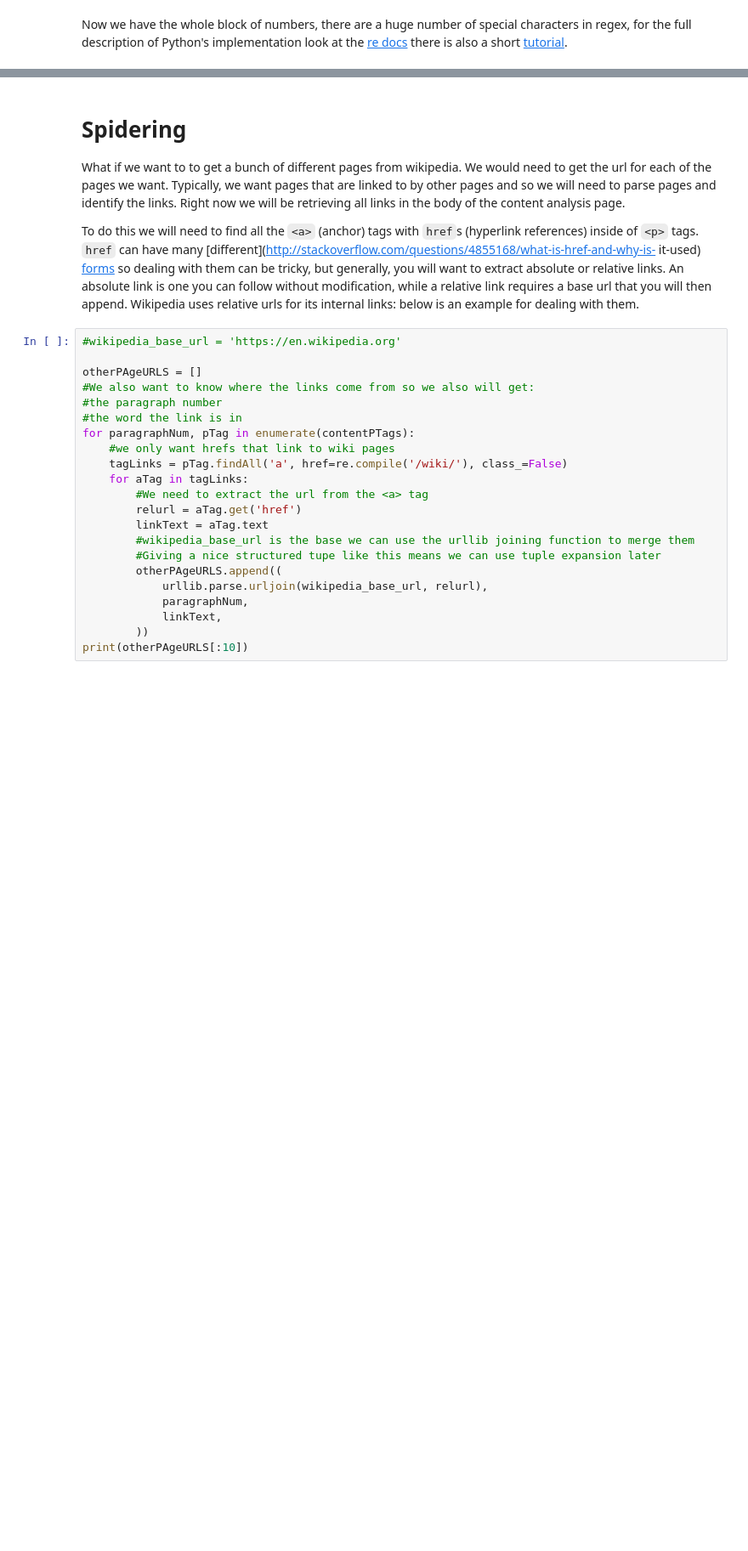
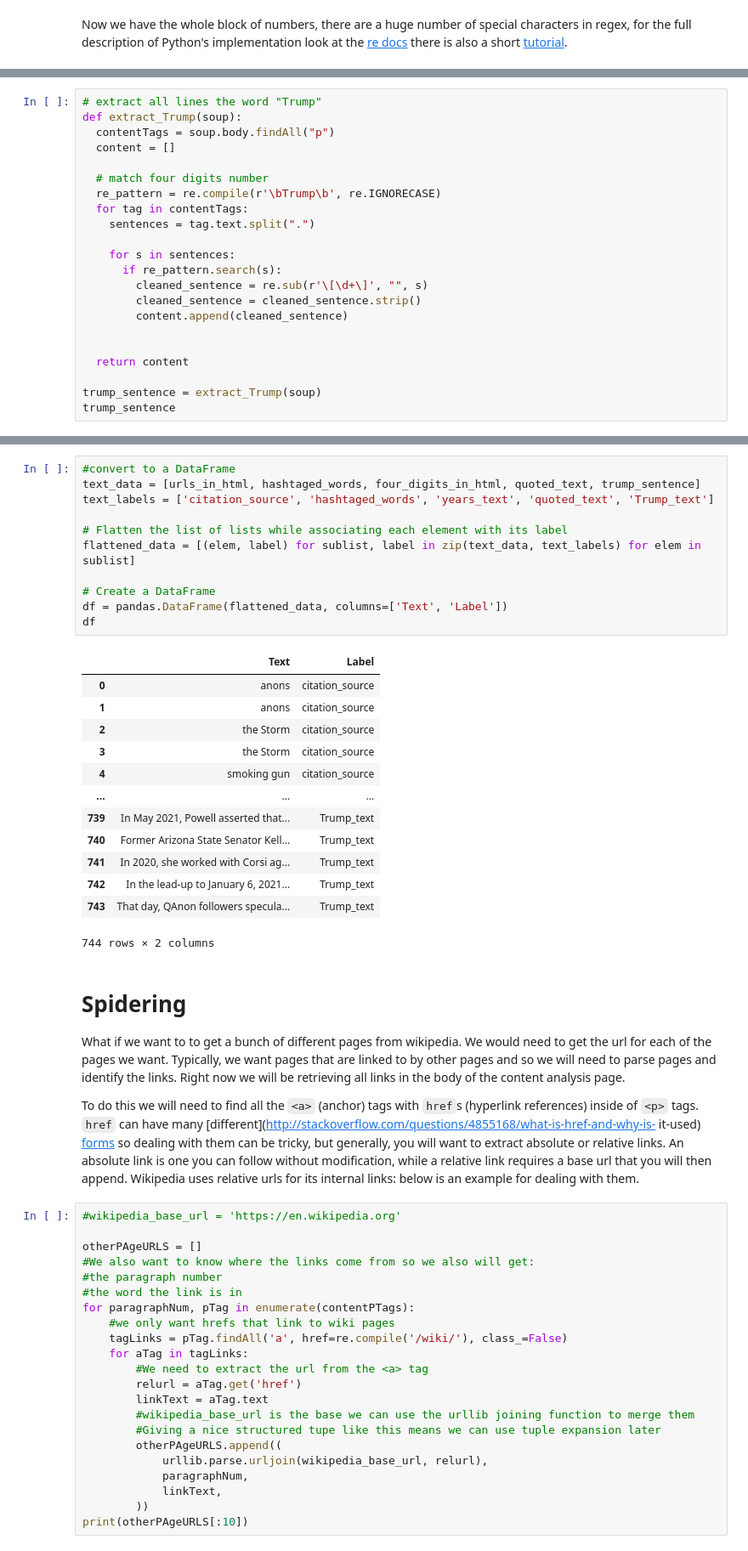
Before and after one commit to beilrz/SOCI_40133_HW, a Jupyter notebook: 1-Measuring-Meaning-and-Sampling-Tianze-Zhang.ipynb, the cells around one changed output, grey strips where cells are left out. Shown at 85% size. Saved outputs shown, nothing was run; the diff lists cells and outputs as text; blank space fills up the shorter version.

```diff
--- a/1-Measuring-Meaning-and-Sampling-Tianze-Zhang.ipynb
+++ b/1-Measuring-Meaning-and-Sampling-Tianze-Zhang.ipynb
@@ -206,0 +418,22 @@ the [re docs](https://docs.python.org/3/library/re.html) there is also a short
+# %%
+# extract all lines the word "Trump"
+def extract_Trump(soup):
+  contentTags = soup.body.findAll("p")
+  content = []
+
+  # match four digits number
+  re_pattern = re.compile(r'\bTrump\b', re.IGNORECASE)
+  for tag in contentTags:
+    sentences = tag.text.split(".")
+
+    for s in sentences:
+      if re_pattern.search(s):
+        cleaned_sentence = re.sub(r'\[\d+\]', "", s)
+        cleaned_sentence = cleaned_sentence.strip()
+        content.append(cleaned_sentence)
+
+
+  return content
+
+trump_sentence = extract_Trump(soup)
+trump_sentence
@@ -207,3 +458,28 @@ the [re docs](https://docs.python.org/3/library/re.html) there is also a short
+# %%
+#convert to a DataFrame
+text_data = [urls_in_html, hashtaged_words, four_digits_in_html, quoted_text, trump_sentence]
+text_labels = ['citation_source', 'hashtaged_words', 'years_text', 'quoted_text', 'Trump_text']
+
+# Flatten the list of lists while associating each element with its label
+flattened_data = [(elem, label) for sublist, label in zip(text_data, text_labels) for elem in sublist]
+
+# Create a DataFrame
+df = pandas.DataFrame(flattened_data, columns=['Text', 'Label'])
+df
+# %% [output]
+|  | Text | Label |
+| 0 | anons | citation_source |
+| 1 | anons | citation_source |
+| 2 | the Storm | citation_source |
+| 3 | the Storm | citation_source |
+| 4 | smoking gun | citation_source |
+| ... | ... | ... |
+| 739 | In May 2021, Powell asserted that... | Trump_text |
+| 740 | Former Arizona State Senator Kell... | Trump_text |
+| 741 | In 2020, she worked with Corsi ag... | Trump_text |
+| 742 | In the lead-up to January 6, 2021... | Trump_text |
+| 743 | That day, QAnon followers specula... | Trump_text |
+744 rows × 2 columns
 # %% [markdown]
 
 # Spidering
```
Also changed, not shown: parts of 22 cells of this notebook.
